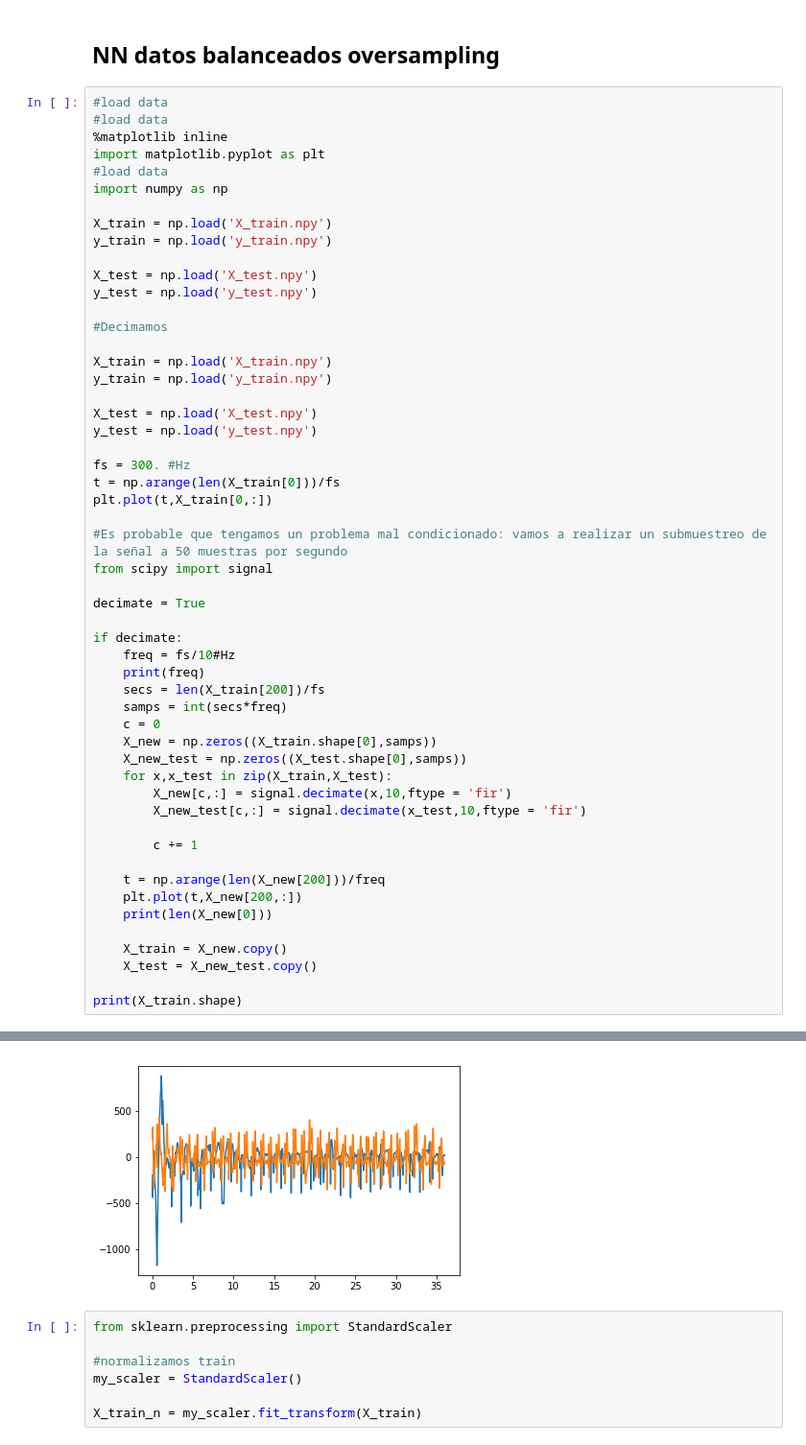
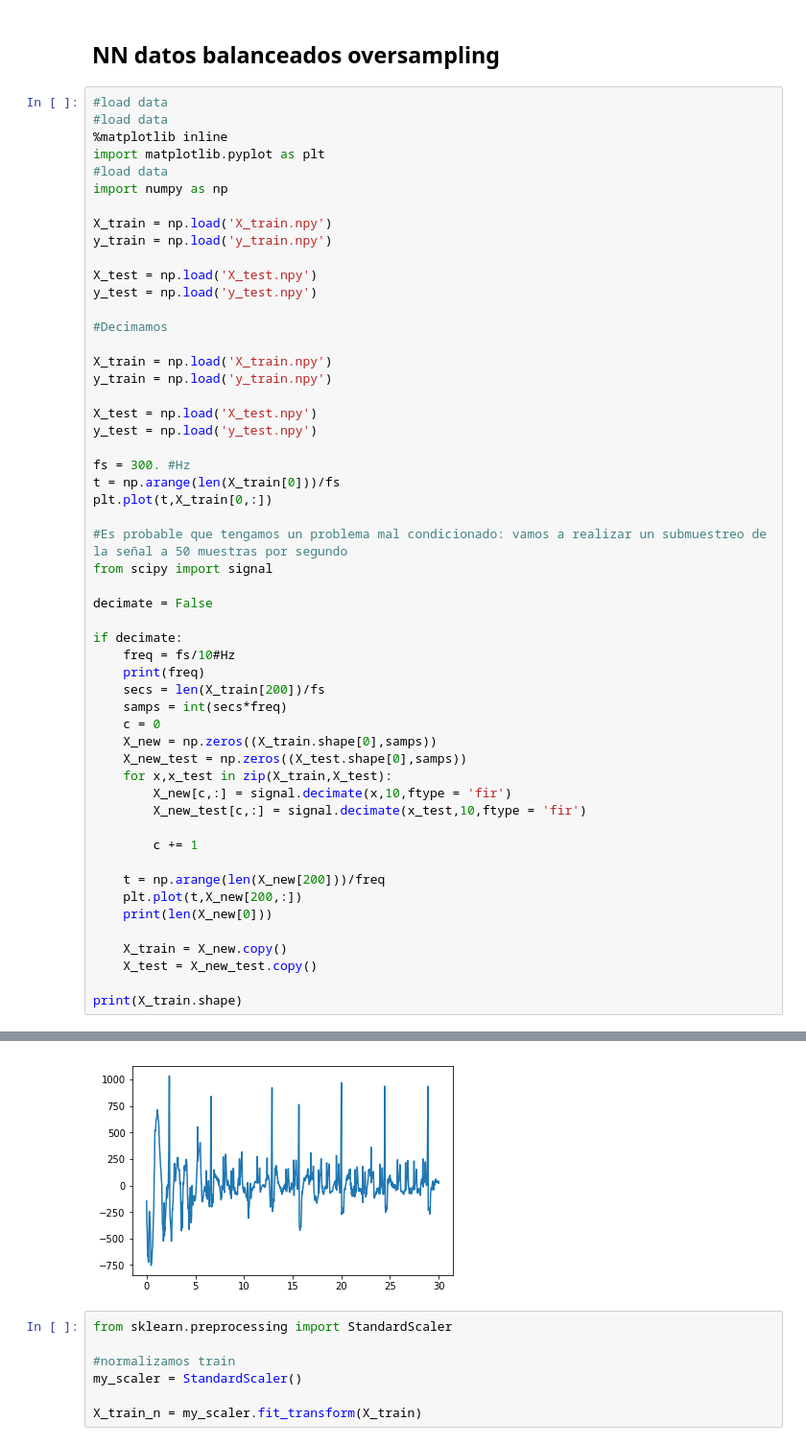
Before and after one commit to miansaay/Project, a Jupyter notebook: NN_datos_balanceados_oversampling.ipynb, the cells around one changed output, grey strips where cells are left out. Shown: that part at 96% size. Drawn from its saved outputs; the diff is of its cells as text.

```diff
--- a/NN_datos_balanceados_oversampling.ipynb
+++ b/NN_datos_balanceados_oversampling.ipynb
@@ -29,7 +29,7 @@ plt.plot(t,X_train[0,:])
 #Es probable que tengamos un problema mal condicionado: vamos a realizar un submuestreo de la señal a 50 muestras por segundo
 from scipy import signal
 
-decimate = True
+decimate = False
 
 if decimate:
     freq = fs/10#Hz
@@ -60,4 +58,4 @@ print(X_train.shape)
-[figure, old version]
+[figure, new version]
 # %%
 from sklearn.preprocessing import StandardScaler
 
```
Also changed, not shown: parts of 7 cells of this notebook, 5 other files.
